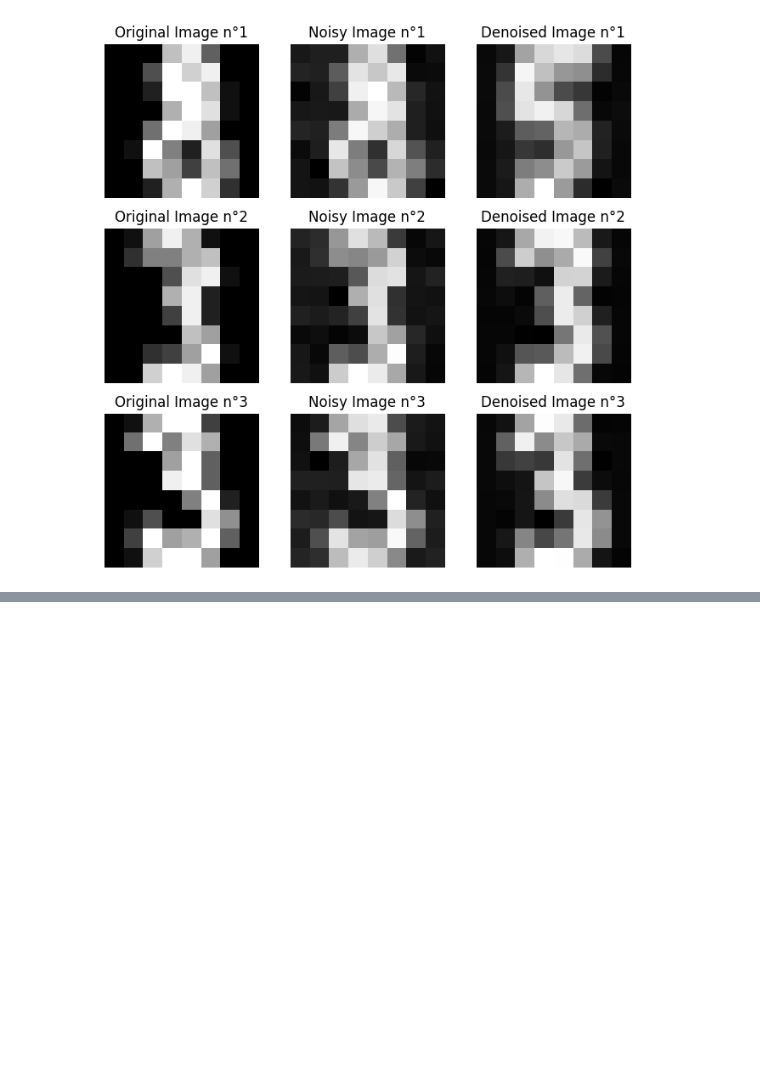
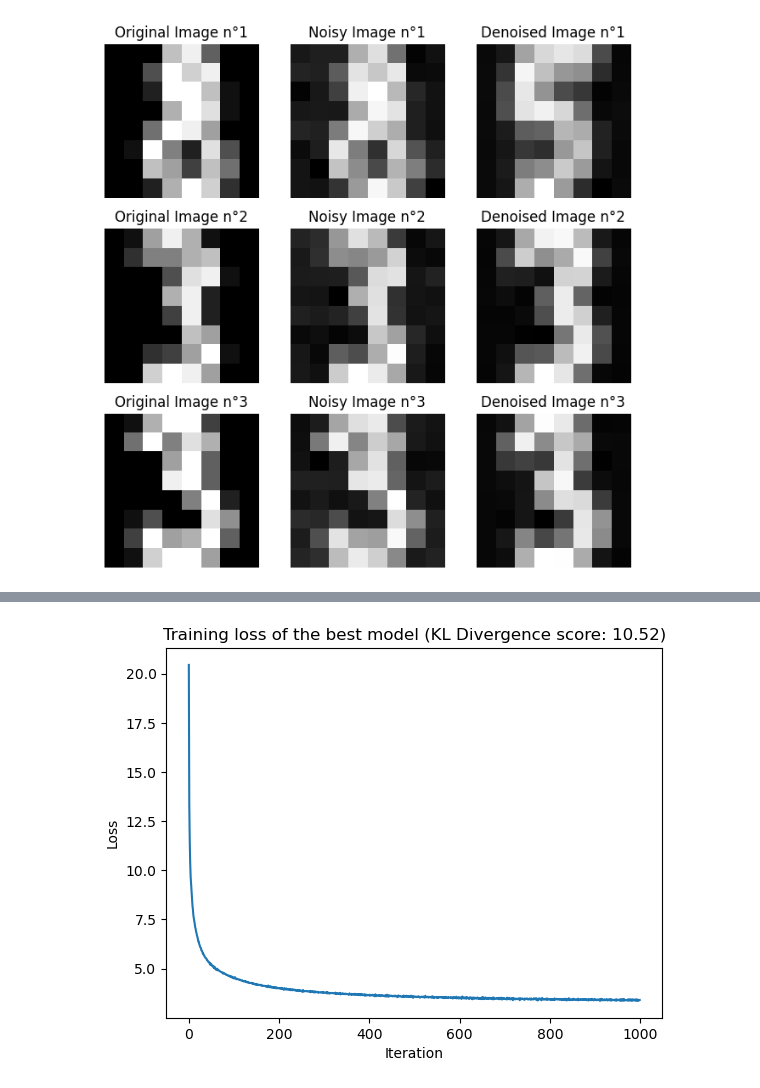
Before and after one commit to Ethan2541/Neural-Network-Library, a Jupyter notebook: experiments/denoiser.ipynb, the cells around one changed output, grey strips where cells are left out. Saved outputs shown, nothing was run; the diff lists cells and outputs as text; code cells hidden in the pictures; blank space fills up the shorter version.

```diff
--- a/experiments/denoiser.ipynb
+++ b/experiments/denoiser.ipynb
@@ -203,0 +232,11 @@ plt.show()
+# %%
+params = {
+    "activation_functions": [Tanh],
+    "batch_size": [32],
+    "gradient_step": [0.001],
+    "loss": [MSELoss],
+    "n_epochs": [1000],
+    "n_neurons_per_layer": [[X_train.shape[1], 128, 64, 32]],
+}
+
+best_model, best_params, best_score, best_losses = grid_search(X_train, X_test, y_train, y_test, params)
@@ -203,0 +247,8 @@ plt.show()
+# %%
+plt.plot(best_losses)
+plt.title(f"Training loss of the best model (KL Divergence score: {best_score:.2f})")
+plt.xlabel("Iteration")
+plt.ylabel("Loss")
+plt.show()
+# %% [output]
+[figure, added]
```
Also changed, not shown: parts of 7 cells of this notebook, 3 other files.
